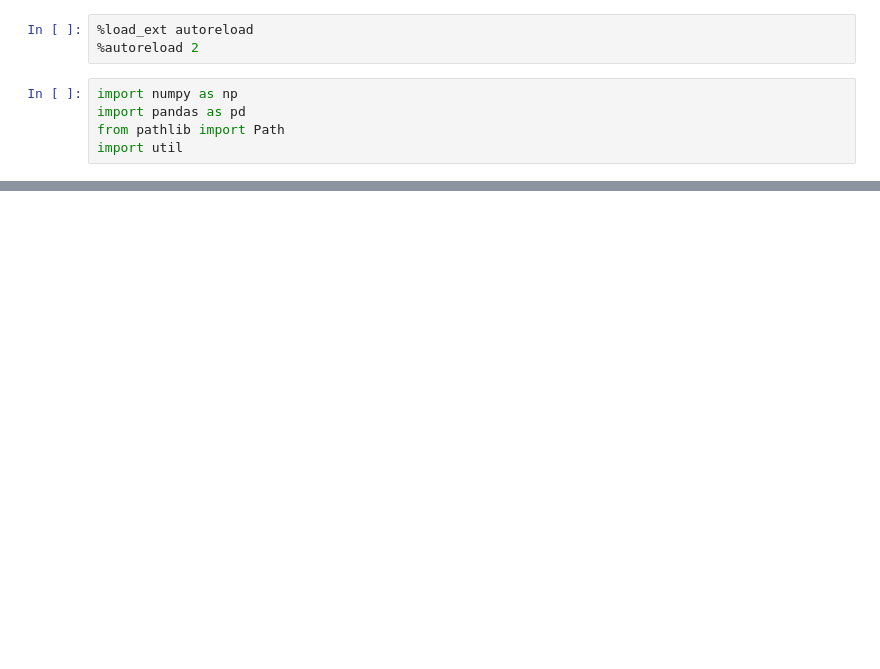
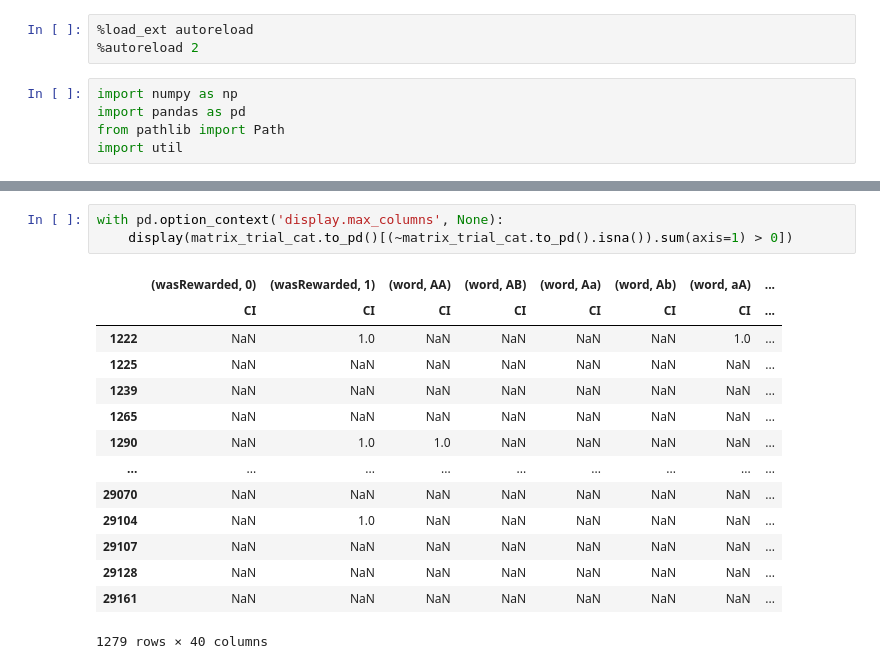
Before and after one commit to bernardosabatinilab/sabatinilab-glm, a Jupyter notebook: final_pipeline/fit_glm.ipynb, the cells around one changed output, grey strips where cells are left out. Drawn from its saved outputs; the diff is of its cells as text; blank space fills up the shorter version.

```diff
--- a/final_pipeline/fit_glm.ipynb
+++ b/final_pipeline/fit_glm.ipynb
@@ -97,3 +184,21 @@ for dict_inputdata in lst_dict_inputdata:
+# %%
+with pd.option_context('display.max_columns', None):
+    display(matrix_trial_cat.to_pd()[(~matrix_trial_cat.to_pd().isna()).sum(axis=1) > 0])
+# %% [output]
+|  | (wasRewarded, 0) | (wasRewarded, 1) | (word, AA) | (word, AB) | (word, Aa) | (word, Ab) | (word, aA) | ... |
+|  | CI | CI | CI | CI | CI | CI | CI | ... |
+| 1222 | NaN | 1.0 | NaN | NaN | NaN | NaN | 1.0 | ... |
+| 1225 | NaN | NaN | NaN | NaN | NaN | NaN | NaN | ... |
+| 1239 | NaN | NaN | NaN | NaN | NaN | NaN | NaN | ... |
+| 1265 | NaN | NaN | NaN | NaN | NaN | NaN | NaN | ... |
+| 1290 | NaN | 1.0 | 1.0 | NaN | NaN | NaN | NaN | ... |
+| ... | ... | ... | ... | ... | ... | ... | ... | ... |
+| 29070 | NaN | NaN | NaN | NaN | NaN | NaN | NaN | ... |
+| 29104 | NaN | 1.0 | NaN | NaN | NaN | NaN | NaN | ... |
+| 29107 | NaN | NaN | NaN | NaN | NaN | NaN | NaN | ... |
+| 29128 | NaN | NaN | NaN | NaN | NaN | NaN | NaN | ... |
+| 29161 | NaN | NaN | NaN | NaN | NaN | NaN | NaN | ... |
+1279 rows × 40 columns
 # %%
 matrix_all_preds.to_pd()
 # %% [output]
```
Also changed, not shown: parts of 17 cells of this notebook, 2 other files.
